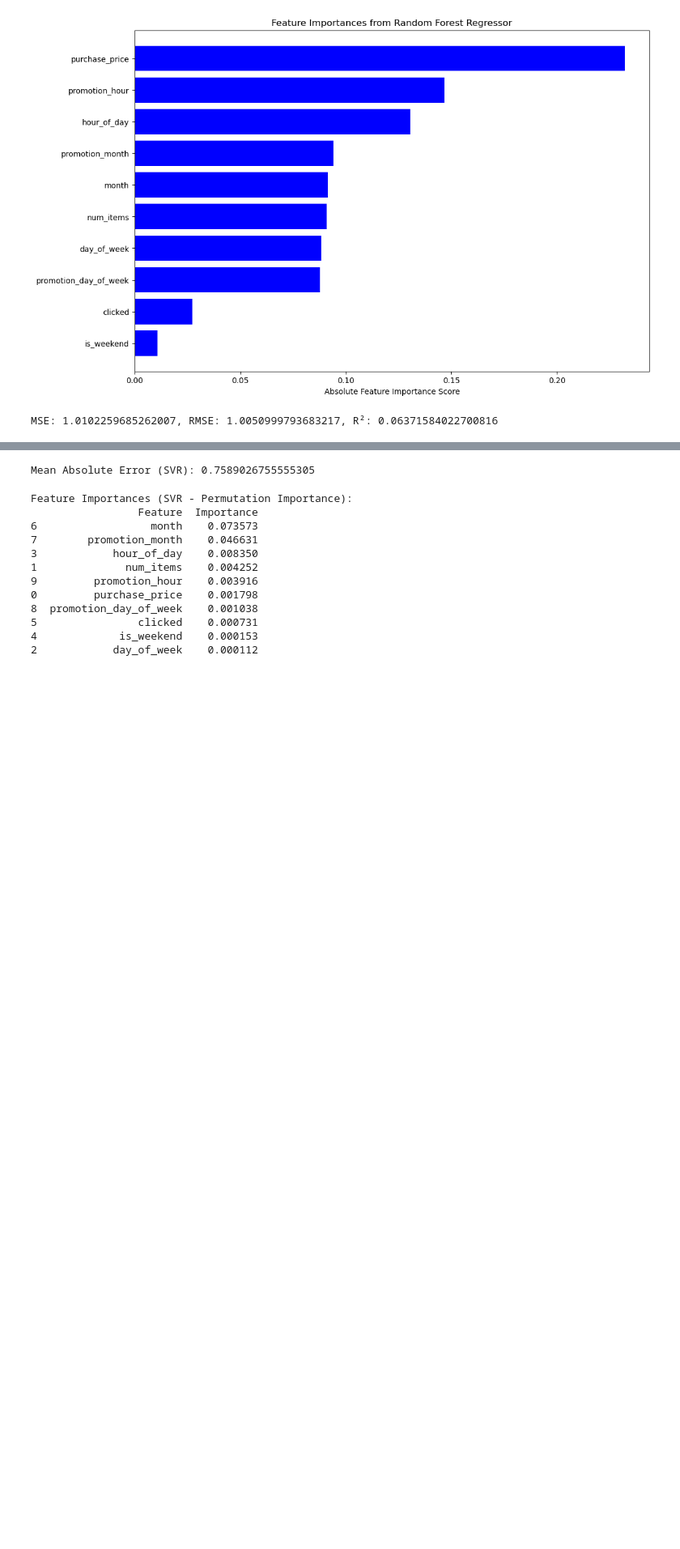
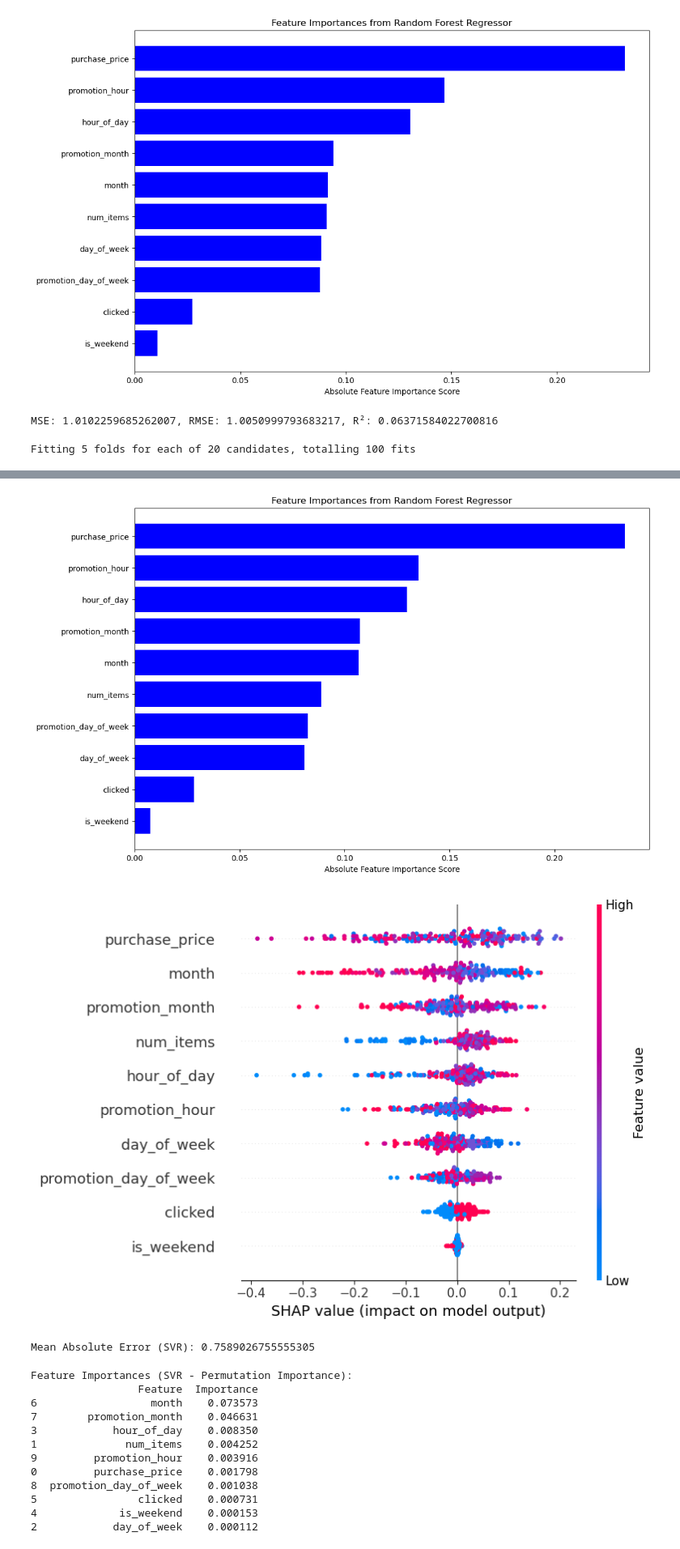
Before and after one commit to MingzengQin/Intership, a Jupyter notebook: HourTarget.ipynb, the cells around one changed output, grey strips where cells are left out. Shown at 81% size. Saved outputs shown, nothing was run; the diff lists cells and outputs as text; code cells hidden in the pictures; blank space fills up the shorter version.

```diff
--- a/HourTarget.ipynb
+++ b/HourTarget.ipynb
@@ -276,3 +276,77 @@ r2_rf = r2_score(y_val, y_pred)
 print(f'MSE: {mse_rf}, RMSE: {rmse_rf}, R²: {r2_rf}')
 # %% [output]
 MSE: 1.0102259685262007, RMSE: 1.0050999793683217, R²: 0.06371584022700816
+# %%
+import numpy as np
+import pandas as pd
+import matplotlib.pyplot as plt
+from sklearn.ensemble import RandomForestRegressor
+from sklearn.metrics import mean_absolute_error, mean_squared_error, r2_score
+from sklearn.model_selection import RandomizedSearchCV
+import shap
+
+# RandomizedSearchCV
+param_dist = {
+    'n_estimators': [100, 200, 300],
+    'max_depth': [None, 10, 20, 30],
+    'min_samples_split': [2, 5, 10],
+    'min_samples_leaf': [1, 2, 4],
+    'max_features': ['auto', 'sqrt']
+}
+
+rf_model = RandomForestRegressor(random_state=42)
+
+# hyp turning
+random_search = RandomizedSearchCV(rf_model, param_distributions=param_dist,
+                                   n_iter=20, cv=5, scoring='neg_mean_absolute_error',
+                                   n_jobs=-1, verbose=1, random_state=42)
+random_search.fit(x_train, y_train)
+
+# find the best
+best_model = random_search.best_estimator_
+
+# training
+best_model.fit(x_train, y_train)
+
+# pred
+y_pred = best_model.predict(x_val)
+
+# 2. evaluation
+optimized_mae_rf = mean_absolute_error(y_val, y_pred)
+optimized_mse_rf = mean_squared_error(y_val, y_pred)
+optimized_rmse_rf = np.sqrt(optimized_mse_rf)
+optimized_r2_rf = r2_score(y_val, y_pred)
+
+print(f'Mean Absolute Error (Optimized MAE RF): {optimized_mae_rf:.4f}')
+print(f'Mean Squared Error (Optimized MSE RF): {optimized_mse_rf:.4f}')
+print(f'Root Mean Squared Error (Optimized RMSE RF): {optimized_rmse_rf:.4f}')
+print(f'R² Score (Optimized R² RF): {optimized_r2_rf:.4f}')
+
+# importances of feature
+feature_importances = np.abs(best_model.feature_importances_)
+features = x_train.columns
+
+importance_df = pd.DataFrame({
+    'Feature': features,
+    'Importance': feature_importances
+}).sort_values(by='Importance', ascending=False)
+
+
+print("\nFeature Importances (Random Forest Regressor):")
+print(importance_df)
+
+# visualized
+plt.figure(figsize=(12, 8))
+plt.barh(importance_df['Feature'], importance_df['Importance'], color='blue')
+plt.gca().invert_yaxis()
+plt.xlabel('Absolute Feature Importance Score')
+plt.title('Feature Importances from Random Forest Regressor')
+plt.show()
+
+# 6. shap analysis
+explainer = shap.Explainer(best_model, x_train)
+shap_values = explainer(x_val)
+
+shap.summary_plot(shap_values, x_val)
+# %% [output]
+Fitting 5 folds for each of 20 candidates, totalling 100 fits
@@ -279,3 +370,5 @@ MSE: 1.0102259685262007, RMSE: 1.0050999793683217, R²: 0.06371584022700816
+[figure, added]
+[figure, added]
 # %%
 from sklearn.svm import SVR
 from sklearn.metrics import mean_absolute_error
```
Also changed, not shown: parts of 6 cells of this notebook.
